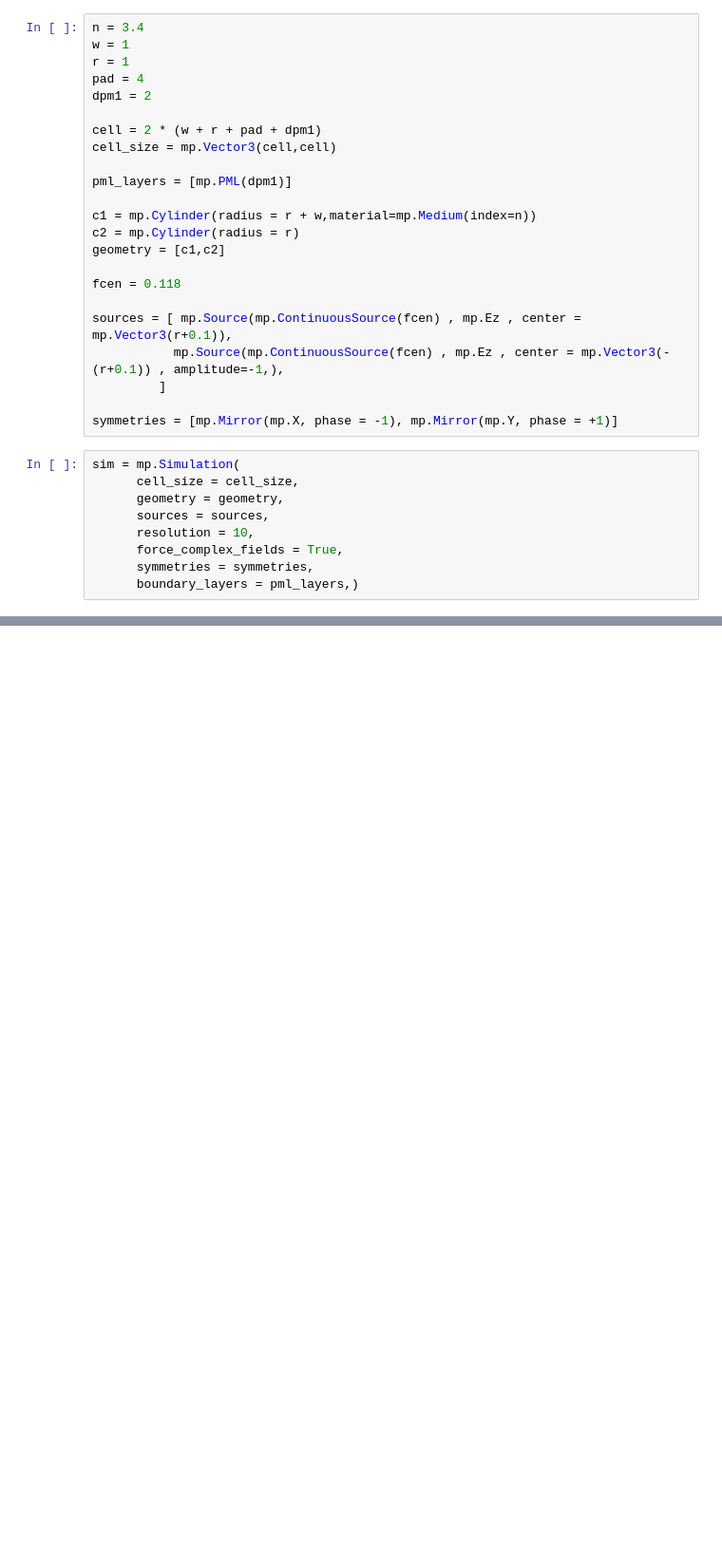
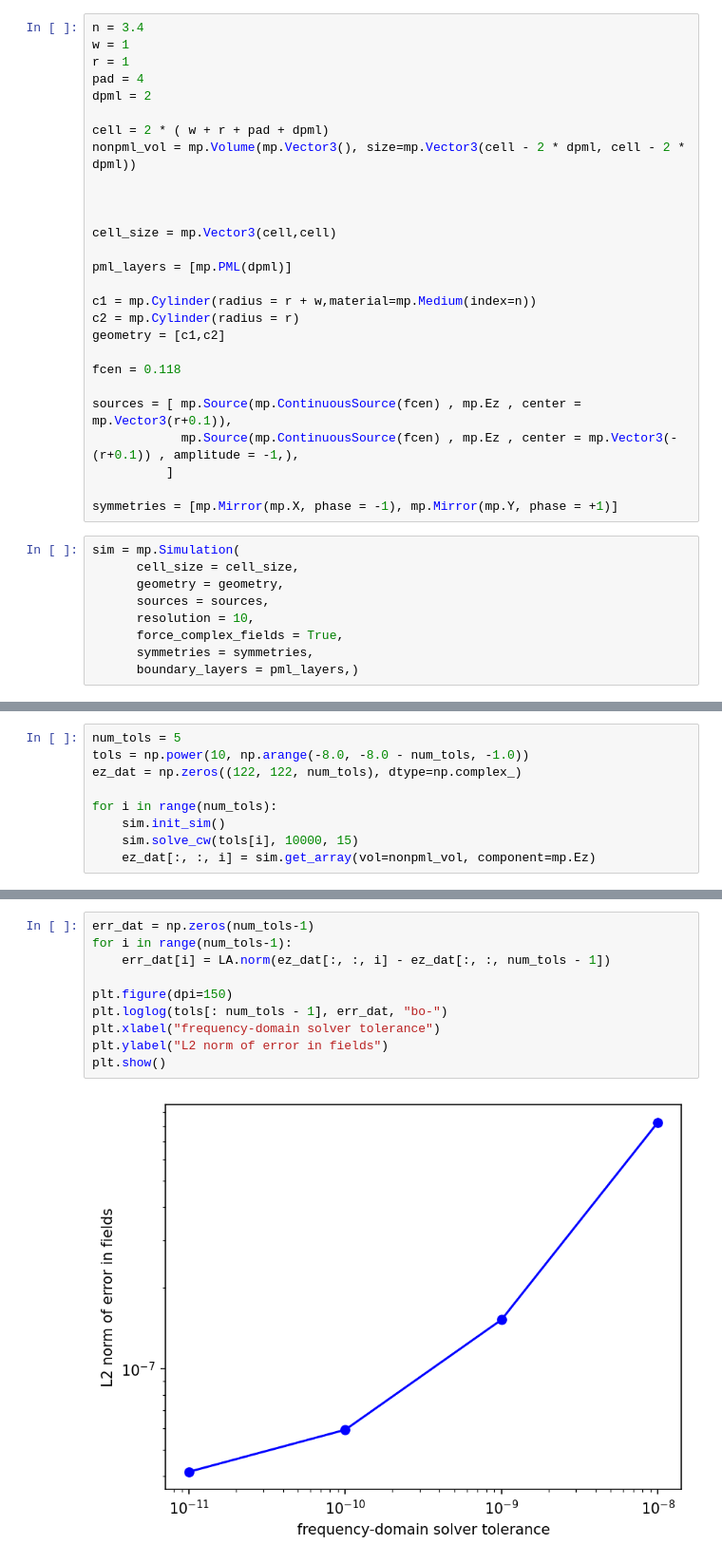
Before and after one commit to Ming151011/website, a Jupyter notebook: Task/Frequency Domain Solver/Frequency Domain Solver.ipynb, the cells around one changed output, grey strips where cells are left out. Shown at 95% size. Saved outputs shown, nothing was run; the diff lists cells and outputs as text; blank space fills up the shorter version.

```diff
--- a/Task/Frequency Domain Solver/Frequency Domain Solver.ipynb
+++ b/Task/Frequency Domain Solver/Frequency Domain Solver.ipynb
@@ -9,12 +14,16 @@ n = 3.4
 w = 1
 r = 1
 pad = 4
-dpm1 = 2
+dpml = 2
 
-cell = 2 * (w + r + pad + dpm1)
+cell = 2 * ( w + r + pad + dpml)
+nonpml_vol = mp.Volume(mp.Vector3(), size=mp.Vector3(cell - 2 * dpml, cell - 2 * dpml))
+
+
+
 cell_size = mp.Vector3(cell,cell)
 
-pml_layers = [mp.PML(dpm1)]
+pml_layers = [mp.PML(dpml)]
 
 c1 = mp.Cylinder(radius = r + w,material=mp.Medium(index=n))
 c2 = mp.Cylinder(radius = r)
@@ -23,8 +32,8 @@ geometry = [c1,c2]
 fcen = 0.118
 
 sources = [ mp.Source(mp.ContinuousSource(fcen) , mp.Ez , center = mp.Vector3(r+0.1)),
-           mp.Source(mp.ContinuousSource(fcen) , mp.Ez , center = mp.Vector3(-(r+0.1)) , amplitude=-1,),
-         ]
+            mp.Source(mp.ContinuousSource(fcen) , mp.Ez , center = mp.Vector3(-(r+0.1)) , amplitude = -1,),
+          ]
 
 symmetries = [mp.Mirror(mp.X, phase = -1), mp.Mirror(mp.Y, phase = +1)]
 # %%
@@ -49,3 +58,12 @@ plt.show
           dielectric constant epsilon diagonal = (1,1,1)
 <function matplotlib.pyplot.show(close=None, block=None)>
 [figure]
+# %%
+num_tols = 5
+tols = np.power(10, np.arange(-8.0, -8.0 - num_tols, -1.0))
+ez_dat = np.zeros((122, 122, num_tols), dtype=np.complex_)
+
+for i in range(num_tols):
+    sim.init_sim()
+    sim.solve_cw(tols[i], 10000, 15)
+    ez_dat[:, :, i] = sim.get_array(vol=nonpml_vol, component=mp.Ez)
@@ -51,0 +88,12 @@ plt.show
+# %%
+err_dat = np.zeros(num_tols-1)
+for i in range(num_tols-1):
+    err_dat[i] = LA.norm(ez_dat[:, :, i] - ez_dat[:, :, num_tols - 1])
+
+plt.figure(dpi=150)
+plt.loglog(tols[: num_tols - 1], err_dat, "bo-")
+plt.xlabel("frequency-domain solver tolerance")
+plt.ylabel("L2 norm of error in fields")
+plt.show()
+# %% [output]
+[figure, added]
```
Also changed, not shown: parts of 4 cells of this notebook, 29 other files.
